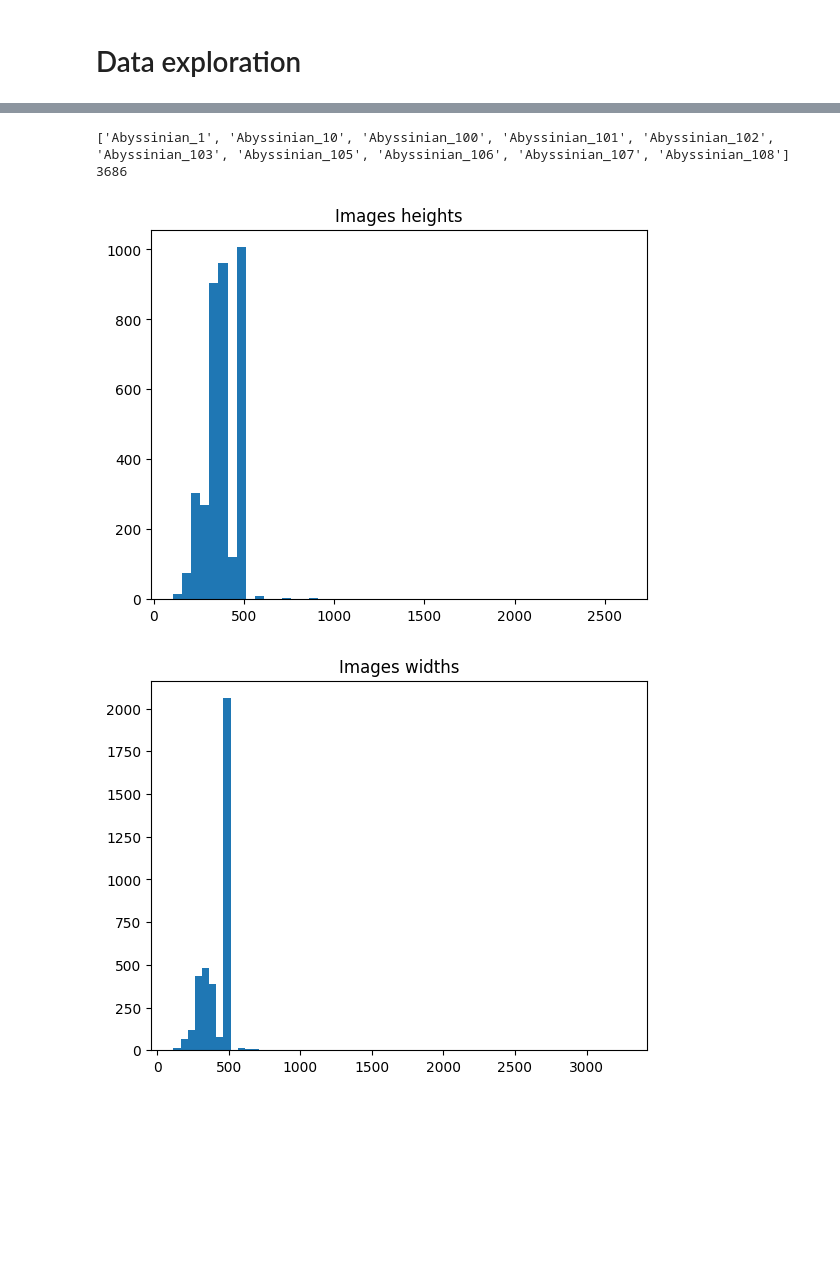
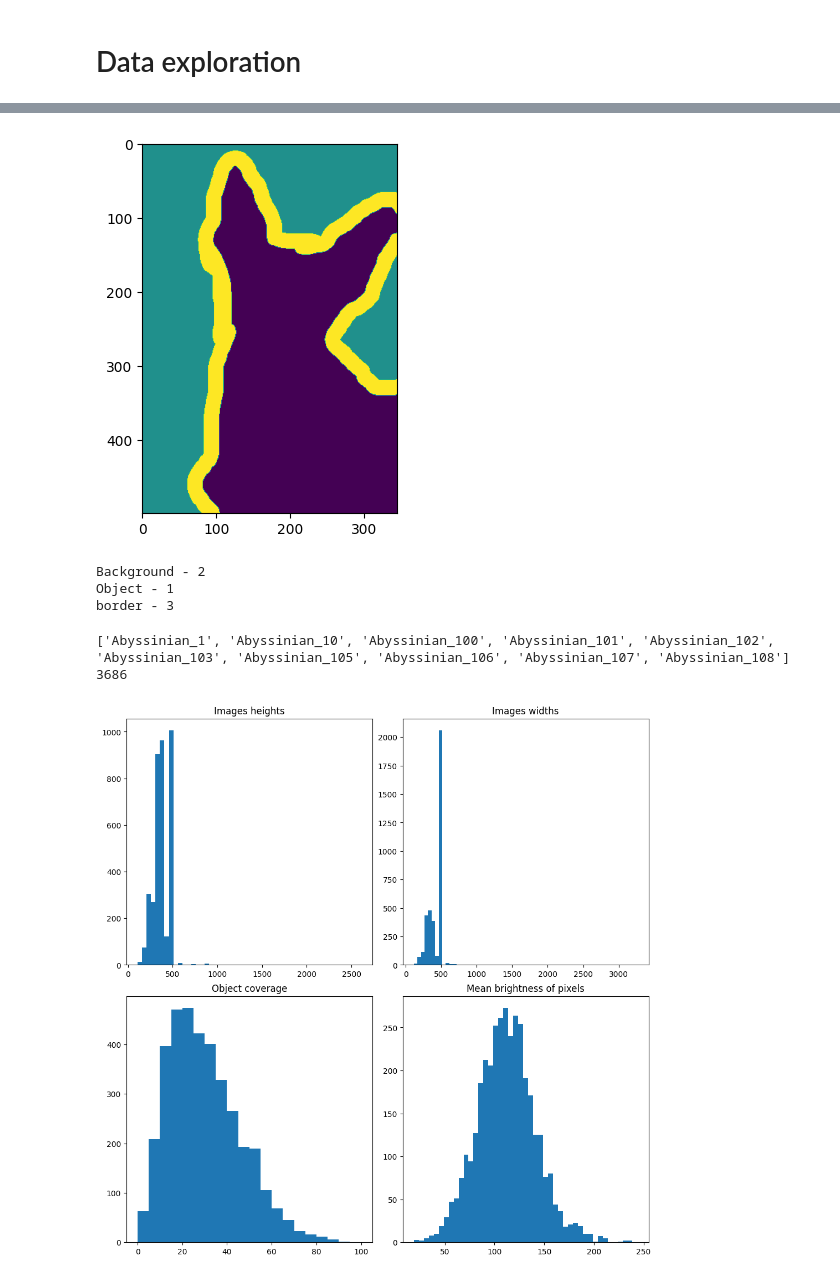
Before and after one commit to AleksandraPonikowska/glorpification, a Jupyter notebook: notebook.ipynb, the cells around one changed output, grey strips where cells are left out. Cells and saved outputs as stored; diff of their text form; code cells hidden in the pictures; blank space fills up the shorter version.

```diff
--- a/notebook.ipynb
+++ b/notebook.ipynb
@@ -22,7 +26,7 @@ annotations_path = base_path / "annotations"/ "annotations"
 xml_path = annotations_path  / "xmls"
 samples_name = [Path(f).stem for f in listdir(xml_path) if isfile(join(xml_path, f))]
 # %%
-def get_sample(file_name):
+def load_sample(file_name):
 
     img1_path = images_path  / f"{file_name}.jpg"
     img2_path = annotations_path  / "trimaps" / f"{file_name}.png"
@@ -33,12 +37,13 @@ def get_sample(file_name):
 
     with open(xml_path, 'r') as f:
         data = f.read()
+
     data = BeautifulSoup(data, "xml")
     info = {k : int(data.find(k).text) for k in ['xmin','xmax','ymin','ymax','width','height']}
 
     return {'image': image, 'mask': mask, 'info': info}
 
-samples = {f:get_sample(f) for f in samples_name}
+samples = {f:load_sample(f) for f in samples_name}
 # %% [markdown]
 # Data exploration
 # %%
@@ -78,3 +94,16 @@ show_samples(files)
+# %%
+mask = samples["Sphynx_206"]["mask"]
+plt.imshow(mask)
+plt.show()
+print("Background - " + str(mask[0][0]))
+
+print("Object - " + str(mask[mask.shape[0]-1][mask.shape[1]-1]))
+print("border - " + str(mask[mask.shape[0]-1][100]))
+# %% [output]
+[figure, added]
+Background - 2
+Object - 1
+border - 3
 # %%
 print(samples_name[0:10])
 print(len(samples_name))
@@ -82,17 +111,24 @@ print(len(samples_name))
 ['Abyssinian_1', 'Abyssinian_10', 'Abyssinian_100', 'Abyssinian_101', 'Abyssinian_102', 'Abyssinian_103', 'Abyssinian_105', 'Abyssinian_106', 'Abyssinian_107', 'Abyssinian_108']
 3686
 # %%
-def plot_histogram(title, data, step = 50):
+def plot_histogram(plot, title, data, step = 50):
     bins = np.arange(min(data), max(data) + 10, step)
-    plt.hist(data, bins=bins)
-    plt.title(title)
-    plt.show()
+    plot.hist(data, bins=bins)
+    plot.set_title(title)
 
 heights = [value['info']['height'] for value in samples.values()]
 widths = [value['info']['width'] for value in samples.values()]
+coverages = [(np.sum(s['mask'] == 1) / (s['info']['height'] * s['info']['width'])) * 100 for s in samples.values()]
+br = [np.mean(v['image']) for v in samples.values()]
 
-plot_histogram("Images heights", heights)
-plot_histogram("Images widths", widths)
+fig, axes = plt.subplots(ncols=2, nrows=2, figsize=(10,10),
+                        layout="constrained")
+
+plot_histogram(axes[0,0], "Images heights", heights)
+plot_histogram(axes[0,1],"Images widths", widths)
+plot_histogram(axes[1,0],"Object coverage", coverages, step = 5)
+plot_histogram(axes[1,1],"Mean brightness of pixels", br, step = 5)
+
+fig.show()
 # %% [output]
-[figure, old version]
+[figure, new version]
-[figure, removed]
```
Also changed, not shown: parts of 16 cells of this notebook.
